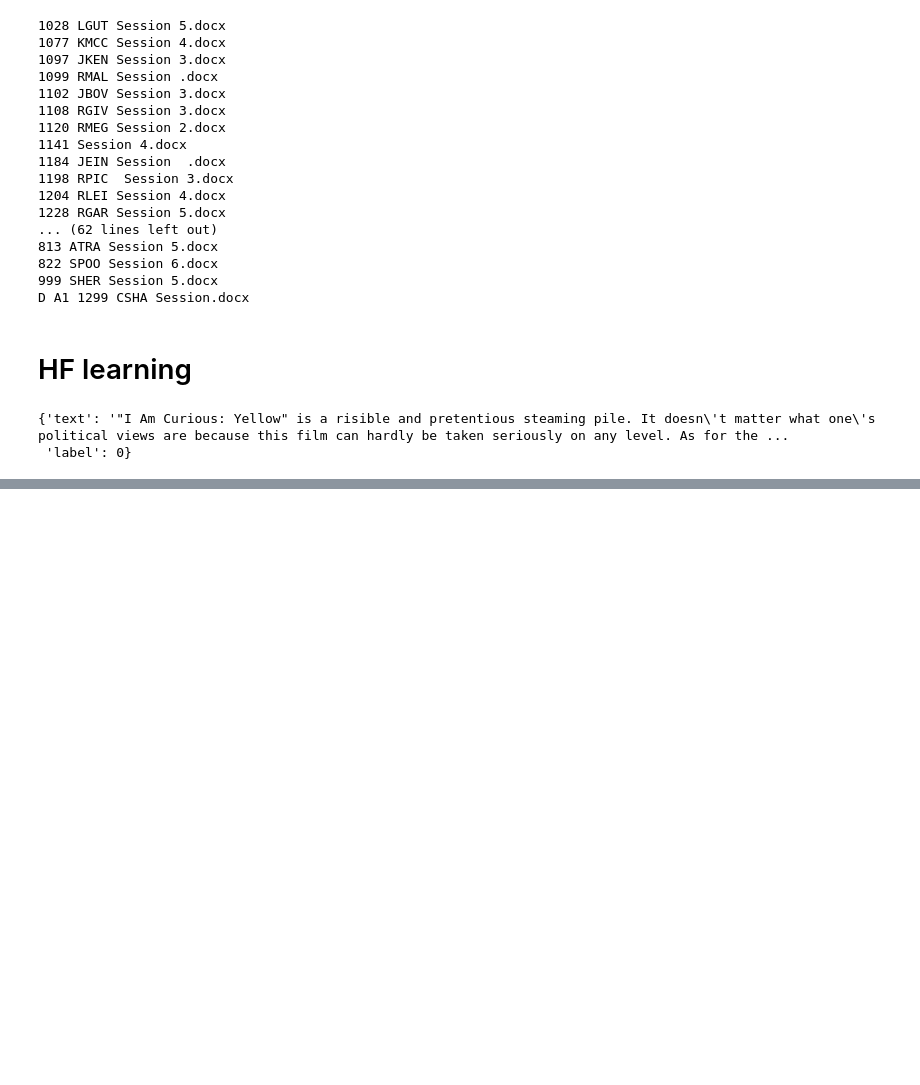
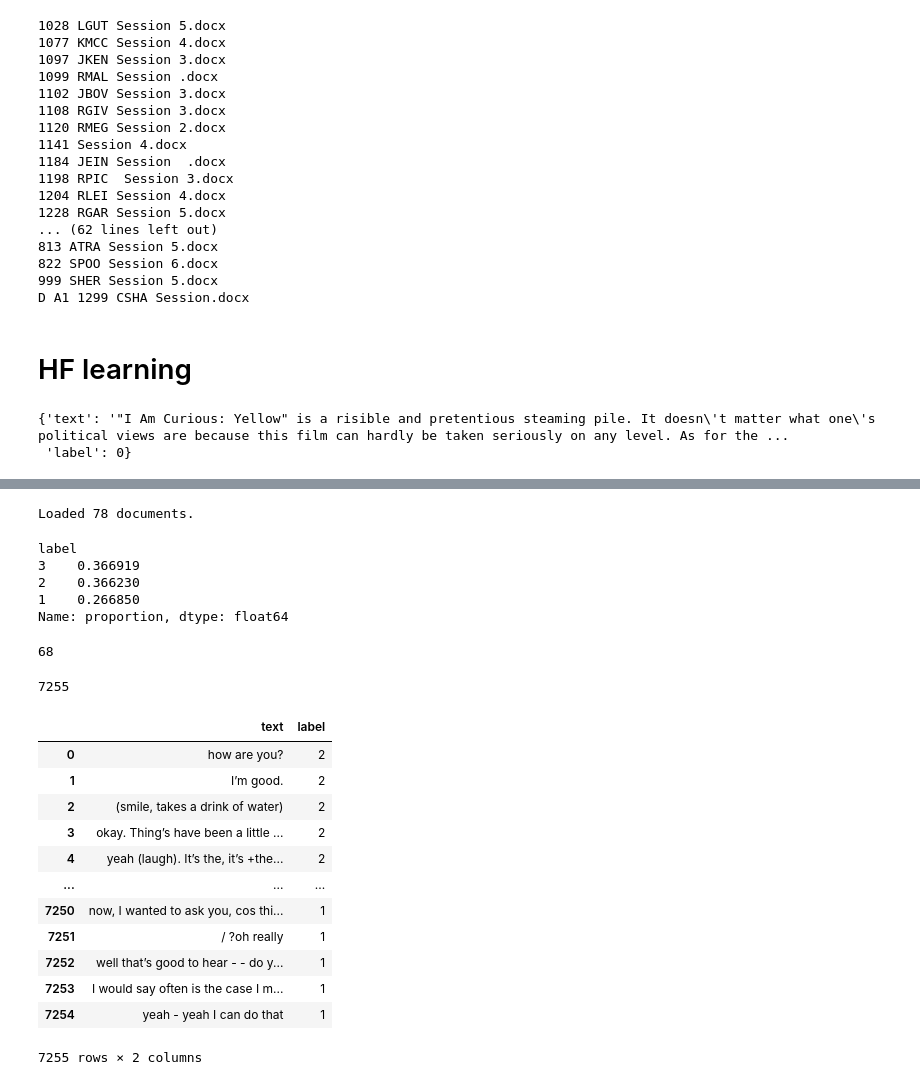
Before and after one commit to Fred-Bred/SDS-thesis, a Jupyter notebook: notebooks/exploration.ipynb, the cells around one changed output, grey strips where cells are left out. Drawn from its saved outputs; the diff is of its cells as text; code cells hidden in the pictures; blank space fills up the shorter version.

Commit message:
solve PACS data loading issues

```diff
--- a/notebooks/exploration.ipynb
+++ b/notebooks/exploration.ipynb
@@ -222,0 +228,12 @@ imdb['train'][1]
+# %%
+data = load_data_with_labels(labels_path="../data/PACS_labels.xlsx", folder_path=r"D:\PACS\PACS_docx")
+# %% [output]
+Loaded 78 documents.
+# %%
+data['label'].value_counts(normalize=True)
+# %% [output]
+label
+3    0.366919
+2    0.366230
+1    0.266850
+Name: proportion, dtype: float64
@@ -222,0 +242,24 @@ imdb['train'][1]
+# %%
+len(turns)
+# %% [output]
+68
+# %%
+len(data)
+# %% [output]
+7255
+# %%
+data
+# %% [output]
+|  | text | label |
+| 0 | how are you? | 2 |
+| 1 | I’m good. | 2 |
+| 2 | (smile, takes a drink of water) | 2 |
+| 3 | okay. Thing’s have been a little ... | 2 |
+| 4 | yeah (laugh). It’s the, it’s +the... | 2 |
+| ... | ... | ... |
+| 7250 | now, I wanted to ask you, cos thi... | 1 |
+| 7251 | / ?oh really | 1 |
+| 7252 | well that’s good to hear - - do y... | 1 |
+| 7253 | I would say often is the case I m... | 1 |
+| 7254 | yeah - yeah I can do that | 1 |
+7255 rows × 2 columns
```
Also changed, not shown: parts of 3 cells of this notebook.
